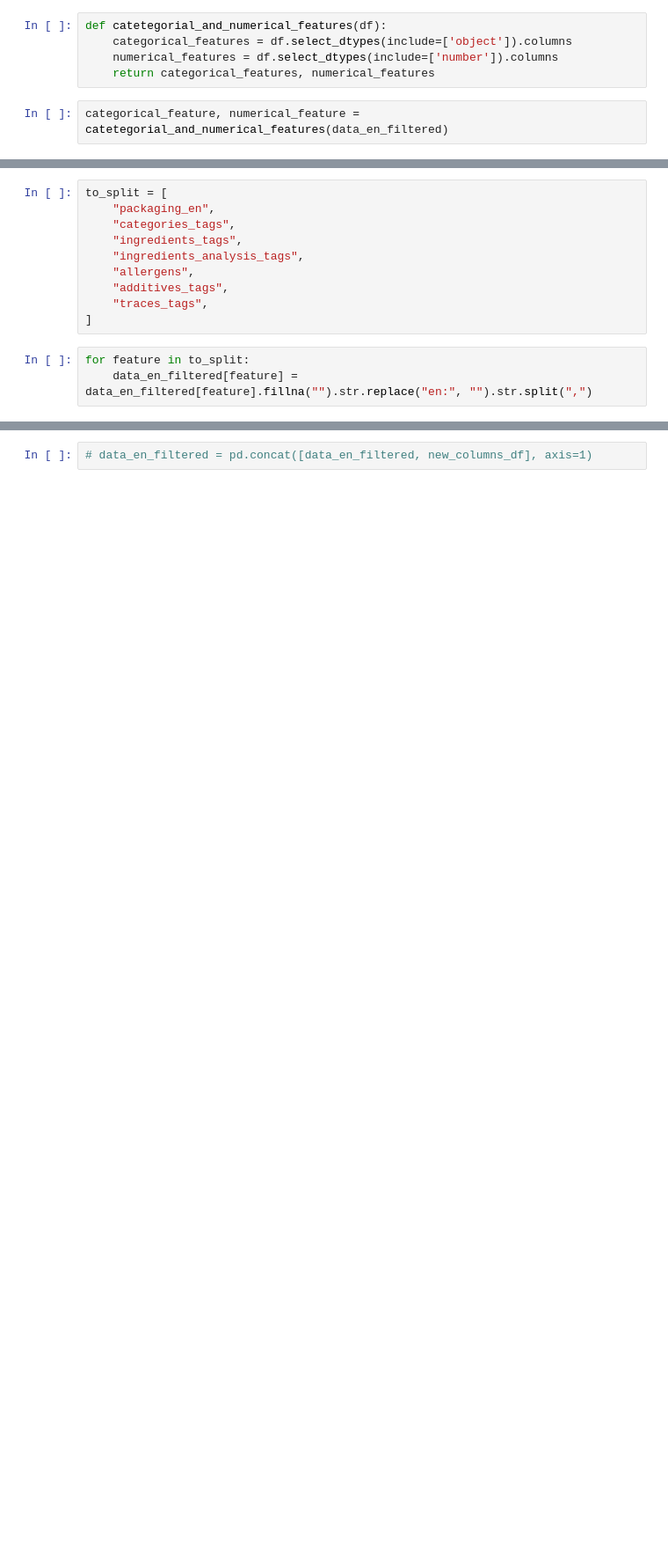
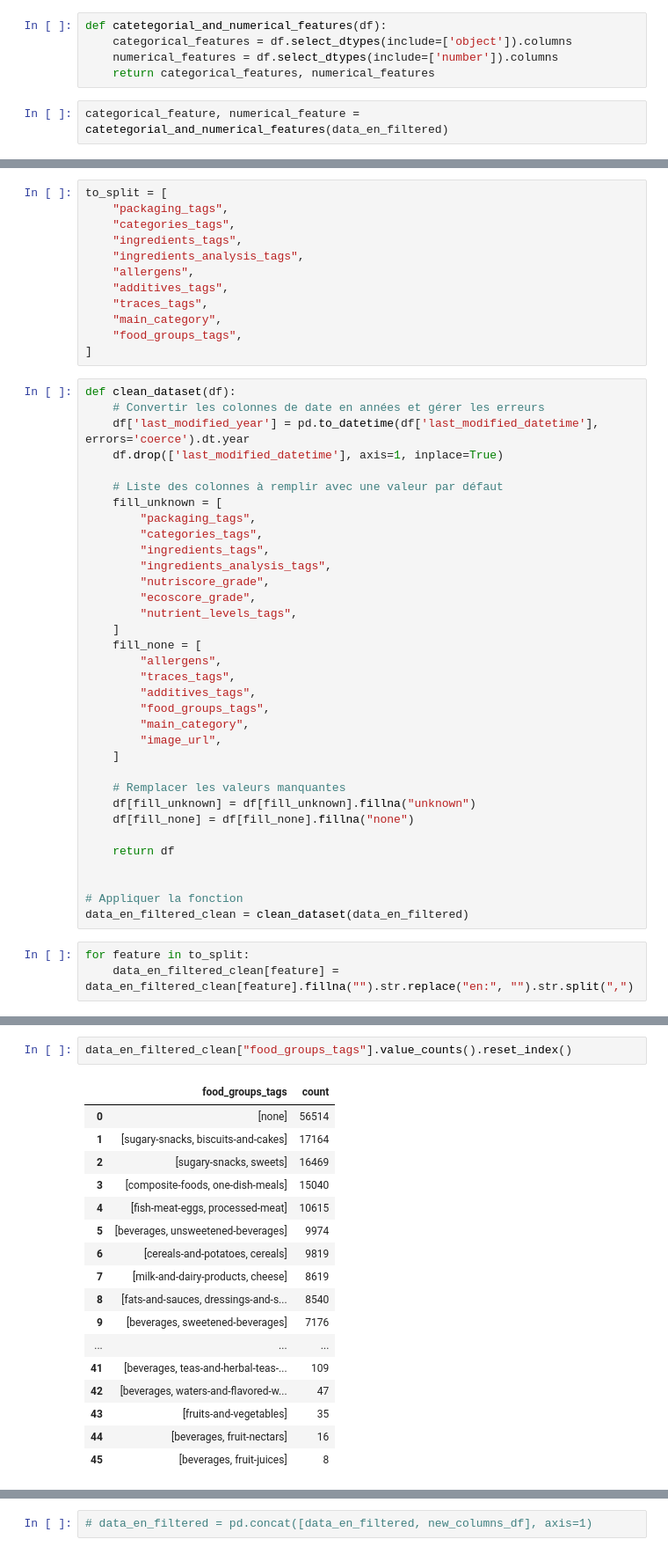
Before and after one commit to littlerobinson/foodstuffs_recommendation, a Jupyter notebook: notebooks/research_ben.ipynb, the cells around one changed output, grey strips where cells are left out. Shown: that part at 88% size. Drawn from its saved outputs; the diff is of its cells as text; blank space fills up the shorter version.

```diff
--- a/notebooks/research_ben.ipynb
+++ b/notebooks/research_ben.ipynb
@@ -175,16 +197,52 @@ categorical_feature, numerical_feature = catetegorial_and_numerical_features(dat
 # %%
 to_split = [
-    "packaging_en",
+    "packaging_tags",
     "categories_tags",
     "ingredients_tags",
     "ingredients_analysis_tags",
     "allergens",
     "additives_tags",
     "traces_tags",
+    "main_category",
+    "food_groups_tags",
 ]
+# %%
+def clean_dataset(df):
+    # Convertir les colonnes de date en années et gérer les erreurs
+    df['last_modified_year'] = pd.to_datetime(df['last_modified_datetime'], errors='coerce').dt.year
+    df.drop(['last_modified_datetime'], axis=1, inplace=True)
+
+    # Liste des colonnes à remplir avec une valeur par défaut
+    fill_unknown = [
+        "packaging_tags",
+        "categories_tags",
+        "ingredients_tags",
+        "ingredients_analysis_tags",
+        "nutriscore_grade",
+        "ecoscore_grade",
+        "nutrient_levels_tags",
+    ]
+    fill_none = [
+        "allergens",
+        "traces_tags",
+        "additives_tags",
+        "food_groups_tags",
+        "main_category",
+        "image_url",
+    ]
+
+    # Remplacer les valeurs manquantes
+    df[fill_unknown] = df[fill_unknown].fillna("unknown")
+    df[fill_none] = df[fill_none].fillna("none")
+
+    return df
+
+
+# Appliquer la fonction
+data_en_filtered_clean = clean_dataset(data_en_filtered)
 # %%
 for feature in to_split:
-    data_en_filtered[feature] = data_en_filtered[feature].fillna("").str.replace("en:", "").str.split(",")
+    data_en_filtered_clean[feature] = data_en_filtered_clean[feature].fillna("").str.replace("en:", "").str.split(",")
 # %%
 def select_frequent_tags(data, column_name, min_count=100, min_for_various_tags=100):
     all_tags = [item for items in data[column_name].dropna() for item in items]
@@ -202,0 +264,20 @@ np.int64(451)
+# %%
+data_en_filtered_clean["food_groups_tags"].value_counts().reset_index()
+# %% [output]
+|  | food_groups_tags | count |
+| 0 | [none] | 56514 |
+| 1 | [sugary-snacks, biscuits-and-cakes] | 17164 |
+| 2 | [sugary-snacks, sweets] | 16469 |
+| 3 | [composite-foods, one-dish-meals] | 15040 |
+| 4 | [fish-meat-eggs, processed-meat] | 10615 |
+| 5 | [beverages, unsweetened-beverages] | 9974 |
+| 6 | [cereals-and-potatoes, cereals] | 9819 |
+| 7 | [milk-and-dairy-products, cheese] | 8619 |
+| 8 | [fats-and-sauces, dressings-and-s... | 8540 |
+| 9 | [beverages, sweetened-beverages] | 7176 |
+| ... | ... | ... |
+| 41 | [beverages, teas-and-herbal-teas-... | 109 |
+| 42 | [beverages, waters-and-flavored-w... | 47 |
+| 43 | [fruits-and-vegetables] | 35 |
+| 44 | [beverages, fruit-nectars] | 16 |
+| 45 | [beverages, fruit-juices] | 8 |
```
Also changed, not shown: parts of 23 cells of this notebook.
